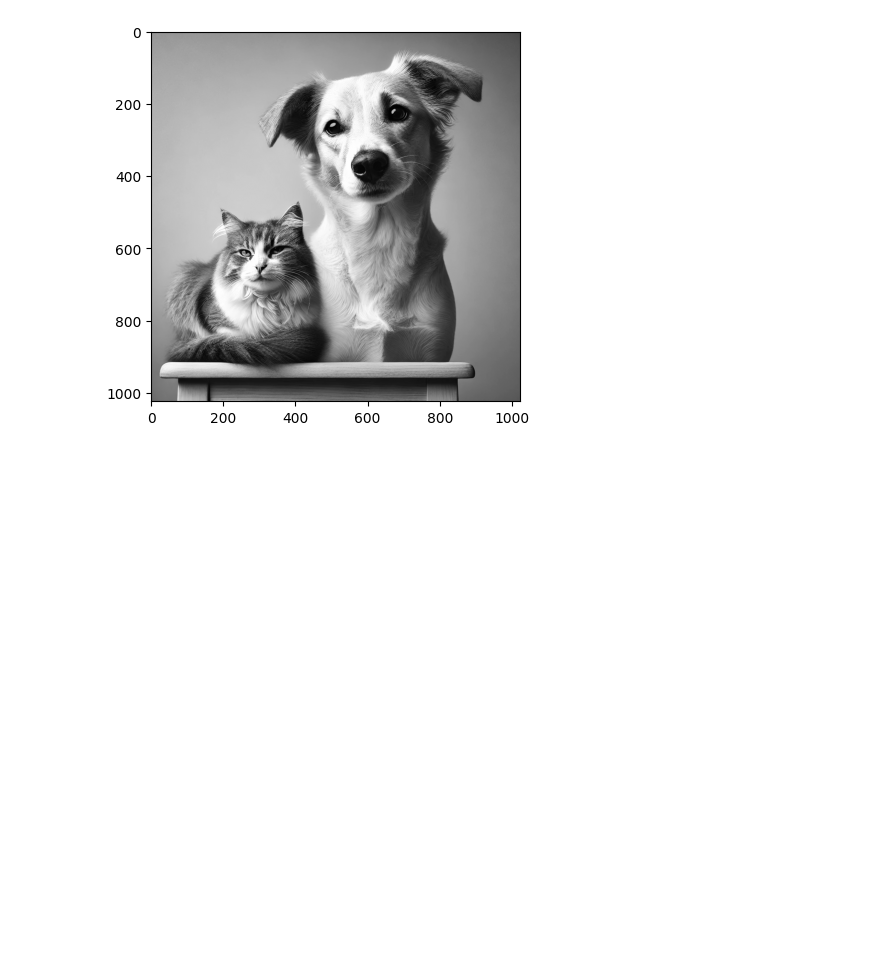
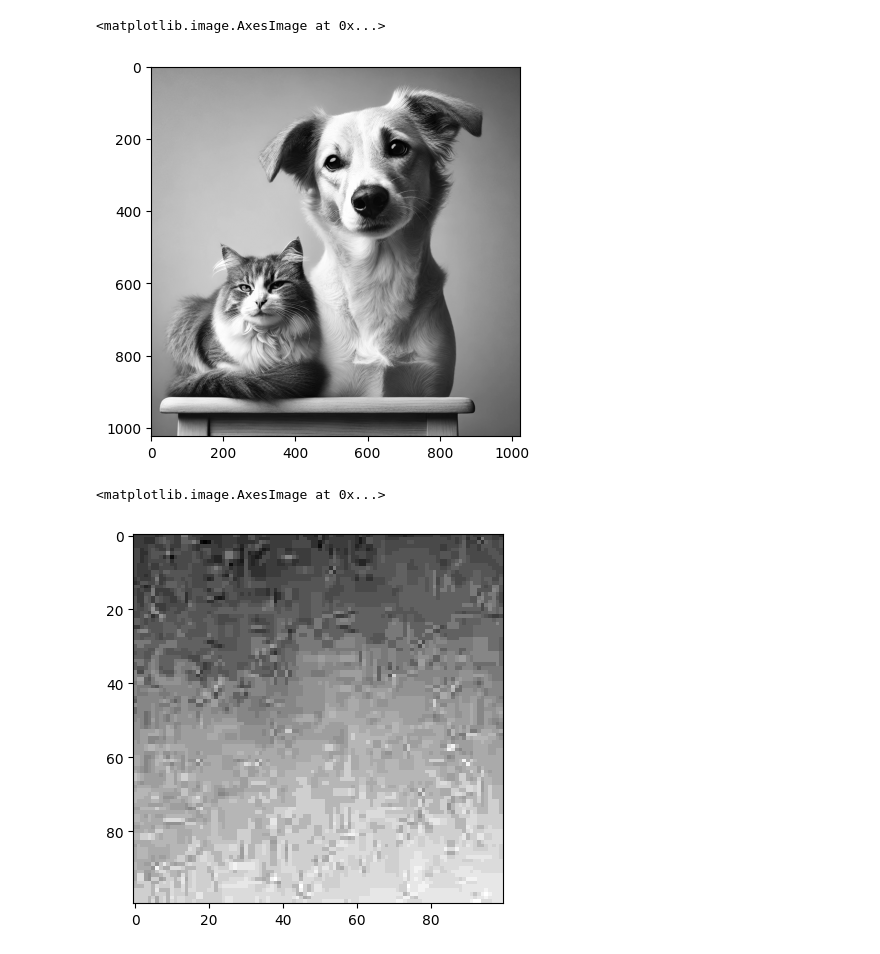
Before and after one commit to sarahmoussaoui/Vision-par-Ordinateur, a Jupyter notebook: tp1/exo1.ipynb, the cells around one changed output. Drawn from its saved outputs; the diff is of its cells as text; code cells hidden in the pictures; blank space fills up the shorter version.

```diff
--- a/tp1/exo1.ipynb
+++ b/tp1/exo1.ipynb
@@ -83,12 +97,17 @@ print(img_float64)
 # %%
 # testez les fonctions imwrite, copy ainsi que le slicing (:).
-cv2.imwrite('imgInversee.jpg', imgResultat)
+cv2.imwrite('images/imgInversee.jpg', imgResultat)
 # testing copy function
 img_copy = img.copy()
 plt.imshow(img_copy, cmap='gray')
 # %% [output]
+<matplotlib.image.AxesImage at 0x...>
 [figure]
 # %%
 # testing slicing
 img_slice = img[100:200, 100:200]
+cv2.imwrite('images/imgSlice.jpg', img_slice)
 plt.imshow(img_slice, cmap='gray')
+# %% [output]
+<matplotlib.image.AxesImage at 0x...>
+[figure, added]
```
Also changed, not shown: parts of 5 cells of this notebook, 9 other files.
